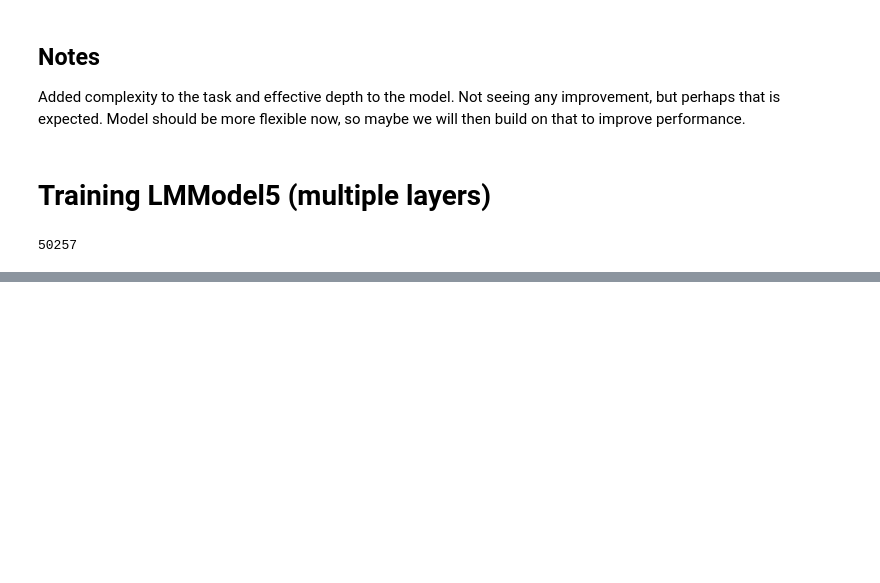
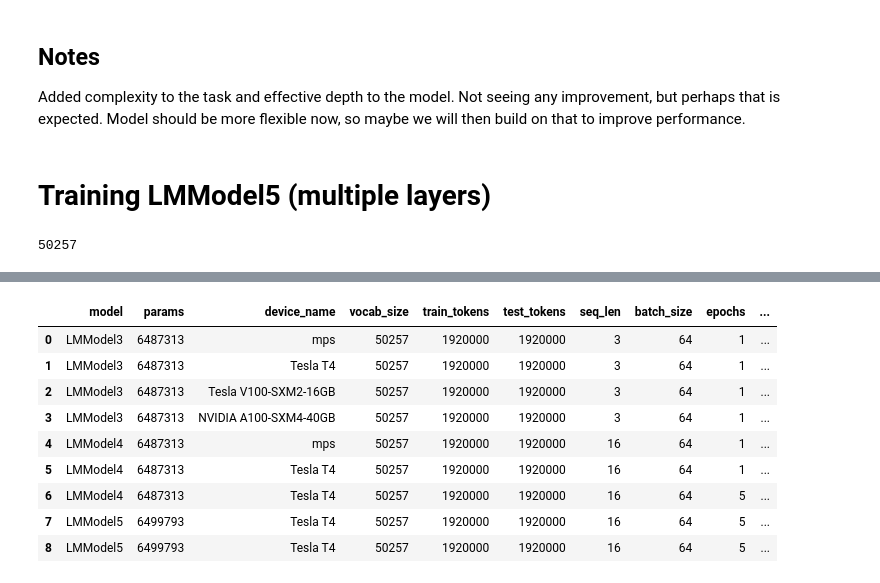
Before and after one commit to diojenez/LearningDeepLearning, a Jupyter notebook: nbs/01_learning_rnns.ipynb, the cells around one changed output, grey strips where cells are left out. Cells and saved outputs as stored; diff of their text form; code cells hidden in the pictures; blank space fills up the shorter version.

```diff
--- a/nbs/01_learning_rnns.ipynb
+++ b/nbs/01_learning_rnns.ipynb
@@ -795,0 +993,18 @@ def_device, device_name
+# %%
+log = load_log(project_dir)
+# %%
+log = log_run(log, model, device_name, tokenizer, seq_len, bs, epochs, train_dl,
+              train_time, train_loss, test_loss, accuracy, gen_txt)
+# %%
+log
+# %% [output]
+|  | model | params | device_name | vocab_size | train_tokens | test_tokens | seq_len | batch_size | epochs | ... |
+| 0 | LMModel3 | 6487313 | mps | 50257 | 1920000 | 1920000 | 3 | 64 | 1 | ... |
+| 1 | LMModel3 | 6487313 | Tesla T4 | 50257 | 1920000 | 1920000 | 3 | 64 | 1 | ... |
+| 2 | LMModel3 | 6487313 | Tesla V100-SXM2-16GB | 50257 | 1920000 | 1920000 | 3 | 64 | 1 | ... |
+| 3 | LMModel3 | 6487313 | NVIDIA A100-SXM4-40GB | 50257 | 1920000 | 1920000 | 3 | 64 | 1 | ... |
+| 4 | LMModel4 | 6487313 | mps | 50257 | 1920000 | 1920000 | 16 | 64 | 1 | ... |
+| 5 | LMModel4 | 6487313 | Tesla T4 | 50257 | 1920000 | 1920000 | 16 | 64 | 1 | ... |
+| 6 | LMModel4 | 6487313 | Tesla T4 | 50257 | 1920000 | 1920000 | 16 | 64 | 5 | ... |
+| 7 | LMModel5 | 6499793 | Tesla T4 | 50257 | 1920000 | 1920000 | 16 | 64 | 5 | ... |
+| 8 | LMModel5 | 6499793 | Tesla T4 | 50257 | 1920000 | 1920000 | 16 | 64 | 5 | ... |
```
Also changed, not shown: parts of 26 cells of this notebook.
